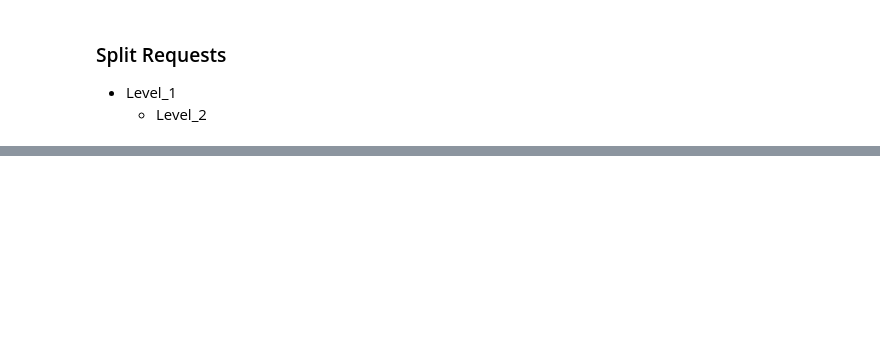
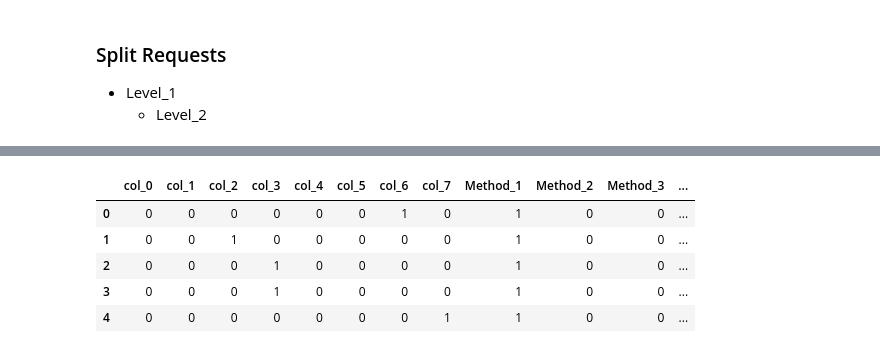
Before and after one commit to navidkanaani/ml-projects, a Jupyter notebook: anomaly_detection_rc_final.ipynb, the cells around one changed output, grey strips where cells are left out. Saved outputs shown, nothing was run; the diff lists cells and outputs as text; code cells hidden in the pictures; blank space fills up the shorter version.

```diff
--- a/anomaly_detection_rc_final.ipynb
+++ b/anomaly_detection_rc_final.ipynb
@@ -199,0 +245,3 @@ data.loc[10:16]
+# %%
+server_req = data.loc[(data["Client"] == '-') & (data["ResponseTime"] == '-')]
+data.drop(server_req.index, axis=0, inplace=True)
@@ -199,0 +264,3 @@ data.loc[10:16]
+# %%
+# Fill missing values for ResponseTime with 0
+data.loc[(data["Client"] != '-') & (data["ResponseTime"] == '-'), "ResponseTime"] = '0'
@@ -199,0 +322,12 @@ data.loc[10:16]
+# %%
+# Fix Status, Client, UserAgent features
+data["Status"] = data["Status"].astype("category")
+data["Status_cat"] = data["Status"].cat.codes+1
+
+data["Client"] = data["Client"].astype("category")
+data["Clients_cat"] = data["Client"].cat.codes+1
+
+data["UserAgent"] = data["UserAgent"].astype("category")
+data["UserAgents_cat"] = data["UserAgent"].cat.codes+1
+
+data.drop(["Status", "Client", "UserAgent"], axis=1, inplace=True)
@@ -200,3 +353,7 @@ data.loc[10:16]
+# %%
+# Fix Method & Req_Path_L1
+ce_one = ce.OneHotEncoder(cols=["Method", "Req_Path_L1"])
+prepared_data = ce_one.fit_transform(data)
 # %%
 # # Create a profile report
 # profile = ProfileReport(data)
@@ -353,0 +361,12 @@ data.head()
+# %%
+# Fix Client, UserAgent, Req_Path_L2 which should be hashed
+ce_hash = ce.HashingEncoder(cols=["Req_Path_L2"])
+prepared_data = ce_hash.fit_transform(prepared_data)
+prepared_data.head()
+# %% [output]
+|  | col_0 | col_1 | col_2 | col_3 | col_4 | col_5 | col_6 | col_7 | Method_1 | Method_2 | Method_3 | ... |
+| 0 | 0 | 0 | 0 | 0 | 0 | 0 | 1 | 0 | 1 | 0 | 0 | ... |
+| 1 | 0 | 0 | 1 | 0 | 0 | 0 | 0 | 0 | 1 | 0 | 0 | ... |
+| 2 | 0 | 0 | 0 | 1 | 0 | 0 | 0 | 0 | 1 | 0 | 0 | ... |
+| 3 | 0 | 0 | 0 | 1 | 0 | 0 | 0 | 0 | 1 | 0 | 0 | ... |
+| 4 | 0 | 0 | 0 | 0 | 0 | 0 | 0 | 1 | 1 | 0 | 0 | ... |
```
Also changed, not shown: parts of 58 cells of this notebook, 1 other file.
